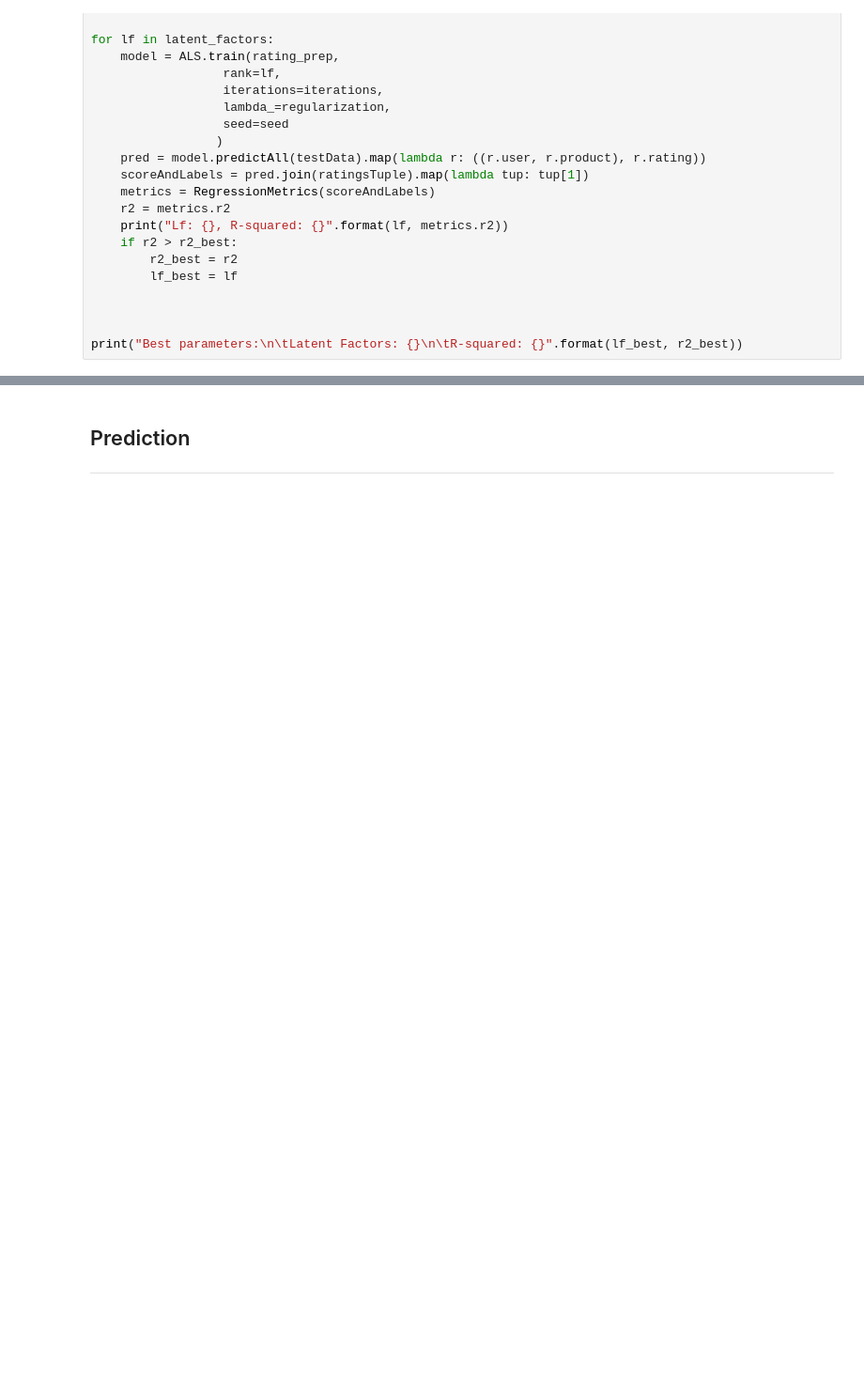
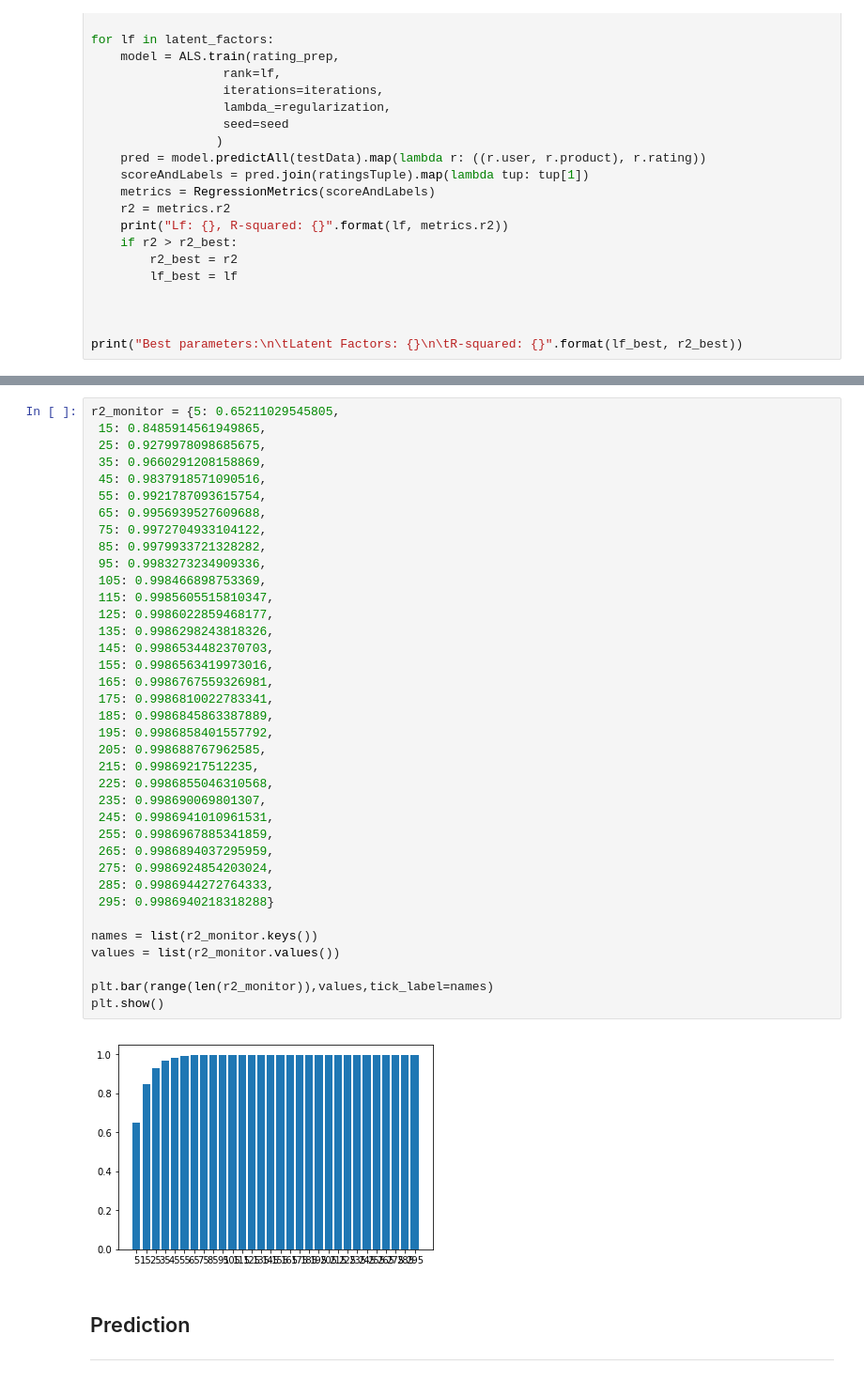
Before and after one commit to widovanheemstra/Nyenrode, a Jupyter notebook: notebooks/Collaborative Filtering - Matrix Factorization-Final.ipynb, the cells around one changed output, grey strips where cells are left out. Shown: that part at 94% size. Cells and saved outputs as stored; diff of their text form; blank space fills up the shorter version.

```diff
--- a/notebooks/Collaborative Filtering - Matrix Factorization-Final.ipynb
+++ b/notebooks/Collaborative Filtering - Matrix Factorization-Final.ipynb
@@ -242,3 +445,42 @@ print("Best parameters:\n\tLatent Factors: {}\n\tR-squared: {}".format(lf_best,
+# %%
+r2_monitor = {5: 0.65211029545805,
+ 15: 0.8485914561949865,
+ 25: 0.9279978098685675,
+ 35: 0.9660291208158869,
+ 45: 0.9837918571090516,
+ 55: 0.9921787093615754,
+ 65: 0.9956939527609688,
+ 75: 0.9972704933104122,
+ 85: 0.9979933721328282,
+ 95: 0.9983273234909336,
+ 105: 0.998466898753369,
+ 115: 0.9985605515810347,
+ 125: 0.9986022859468177,
+ 135: 0.9986298243818326,
+ 145: 0.9986534482370703,
+ 155: 0.9986563419973016,
+ 165: 0.9986767559326981,
+ 175: 0.9986810022783341,
+ 185: 0.9986845863387889,
+ 195: 0.9986858401557792,
+ 205: 0.998688767962585,
+ 215: 0.99869217512235,
+ 225: 0.9986855046310568,
+ 235: 0.998690069801307,
+ 245: 0.9986941010961531,
+ 255: 0.9986967885341859,
+ 265: 0.9986894037295959,
+ 275: 0.9986924854203024,
+ 285: 0.9986944272764333,
+ 295: 0.9986940218318288}
+
+names = list(r2_monitor.keys())
+values = list(r2_monitor.values())
+
+plt.bar(range(len(r2_monitor)),values,tick_label=names)
+plt.show()
+# %% [output]
+[figure, added]
 # %% [markdown]
 ## Prediction
 ***
```
Also changed, not shown: parts of 27 cells of this notebook.
